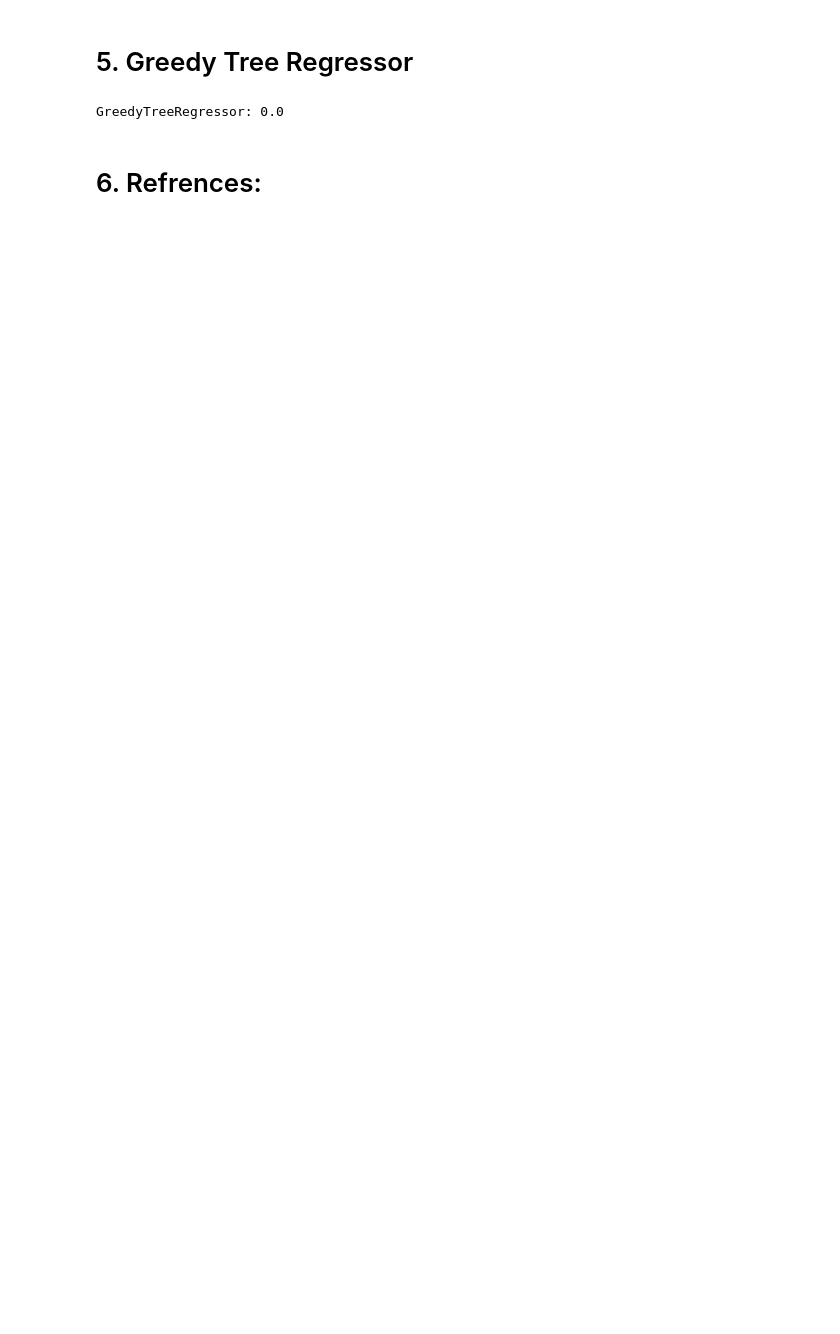
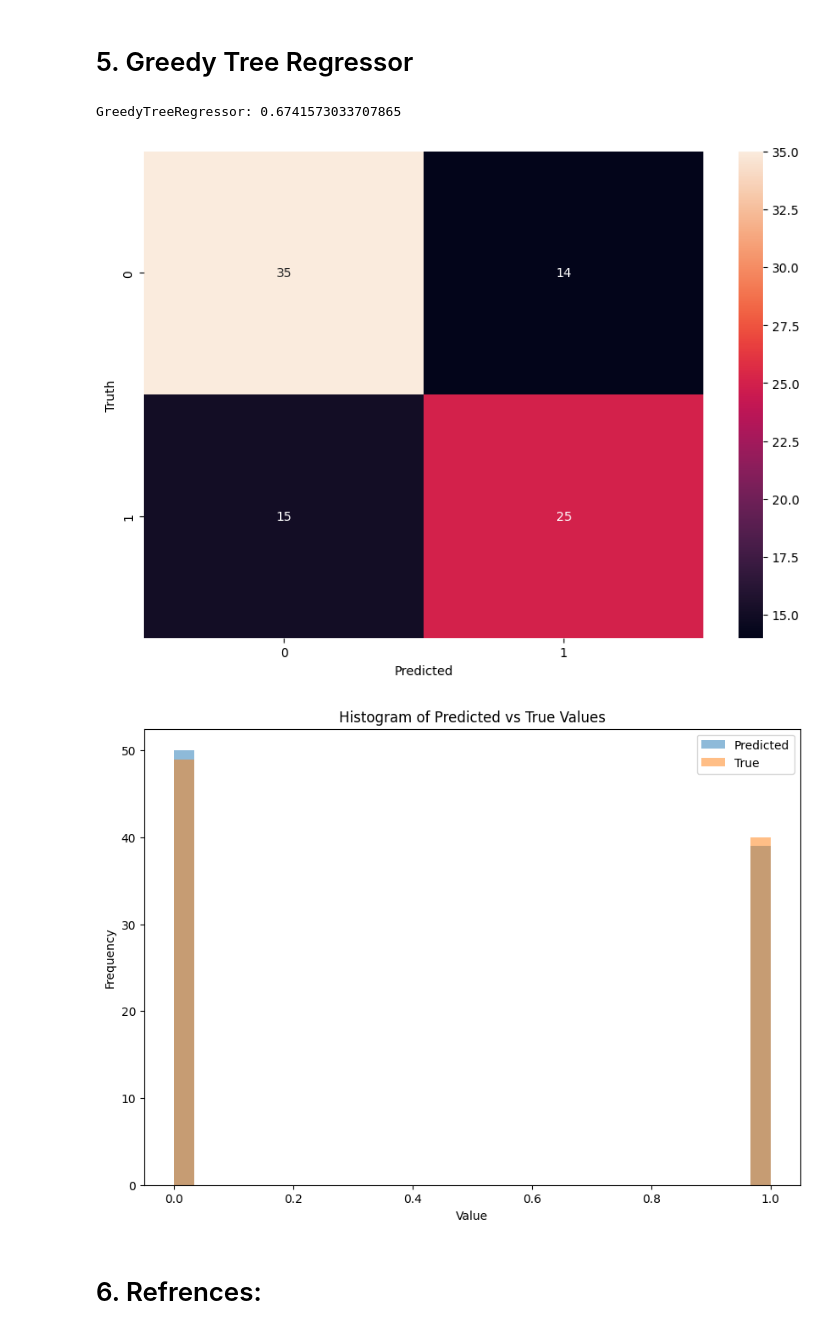
Before and after one commit to akalpit23/Interpretable-ML, a Jupyter notebook: Assignment-4/Assignment_04_Interpretable_ML_2.ipynb, the cells around one changed output. Saved outputs shown, nothing was run; the diff lists cells and outputs as text; code cells hidden in the pictures; blank space fills up the shorter version.

```diff
--- a/Assignment-4/Assignment_04_Interpretable_ML_2.ipynb
+++ b/Assignment-4/Assignment_04_Interpretable_ML_2.ipynb
@@ -336,9 +356,15 @@ predictions_brc= boosted_model.predict(X_test)
 # %% [markdown]
 # 5. Greedy Tree Regressor
 # %%
-gtr_model = GreedyTreeRegressor()  # or GreedyTreeRegressor() for regression tasks
+# Fit the model to the training data
+gtr_model = GreedyTreeRegressor()
 gtr_model.fit(X_train, y_train)
-accuracy_greedytree = accuracy_score(y_test, y_pred_boosted)
+
+# Get the predictions
+y_pred_gtr = gtr_model.predict(X_test)
+
+# Calculate the accuracy
+accuracy_greedytree = accuracy_score(y_test, y_pred_gtr)
 print(f"GreedyTreeRegressor: {accuracy_greedytree}")
 # %% [output]
-GreedyTreeRegressor: 0.0
+GreedyTreeRegressor: 0.6741573033707865
@@ -348,2 +371,29 @@ predictions_gtc = gtr_model.predict(X_test)
+# %%
+# Calculate the confusion matrix
+cm = confusion_matrix(y_test, y_pred_gtr)
+
+# Plot the confusion matrix
+plt.figure(figsize=(10, 7))
+sns.heatmap(cm, annot=True, fmt='d')
+plt.xlabel('Predicted')
+plt.ylabel('Truth')
+plt.show()
+
+plt.figure(figsize=(10, 7))
+
+# Plot a histogram of the predicted values
+plt.hist(y_pred_gtr, bins=30, alpha=0.5, label='Predicted')
+
+# Plot a histogram of the true values
+plt.hist(y_test, bins=30, alpha=0.5, label='True')
+
+plt.xlabel('Value')
+plt.ylabel('Frequency')
+plt.legend(loc='upper right')
+plt.title('Histogram of Predicted vs True Values')
+plt.show()
+# %% [output]
+[figure, added]
+[figure, added]
 # %% [markdown]
 # 6. Refrences:
```
Also changed, not shown: parts of 19 cells of this notebook, 3 other files.
